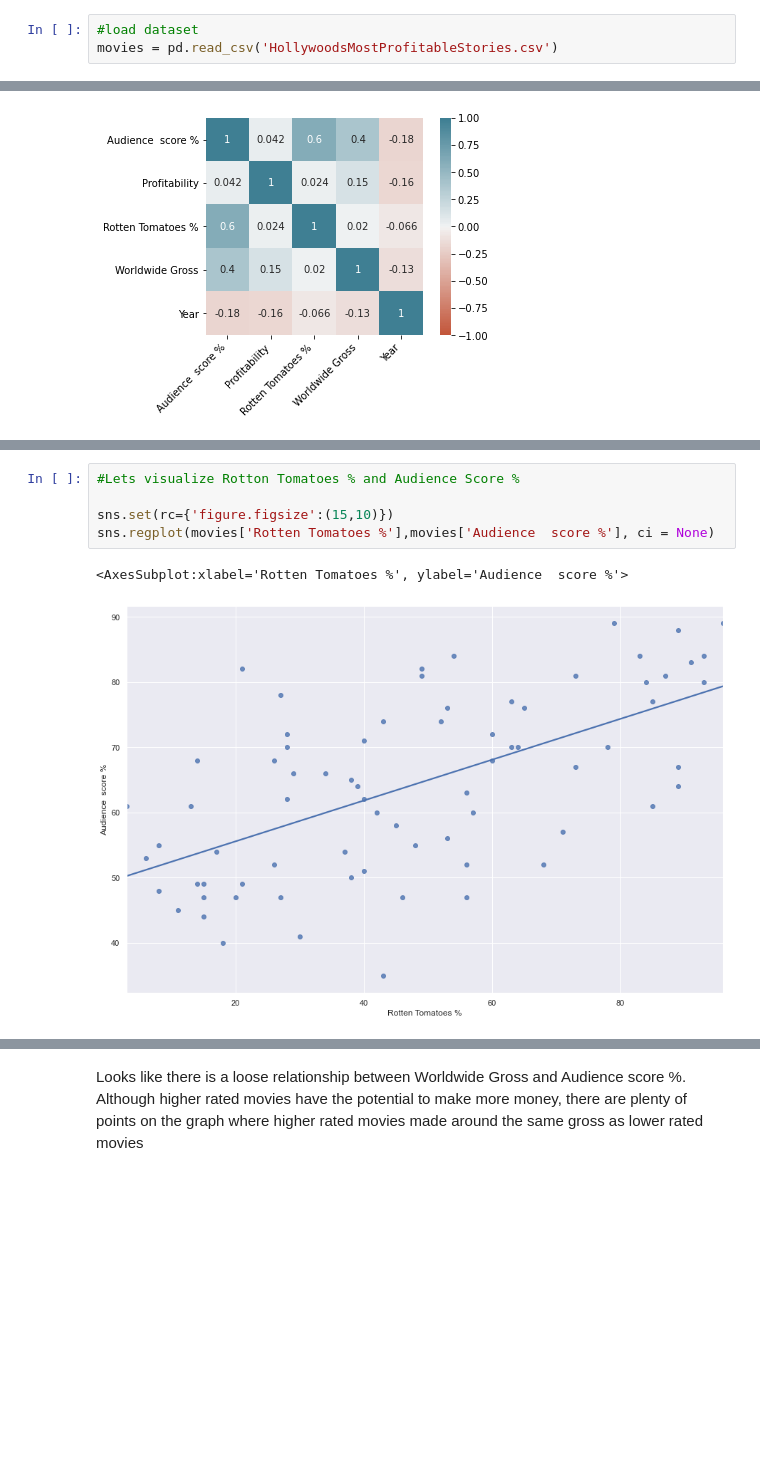
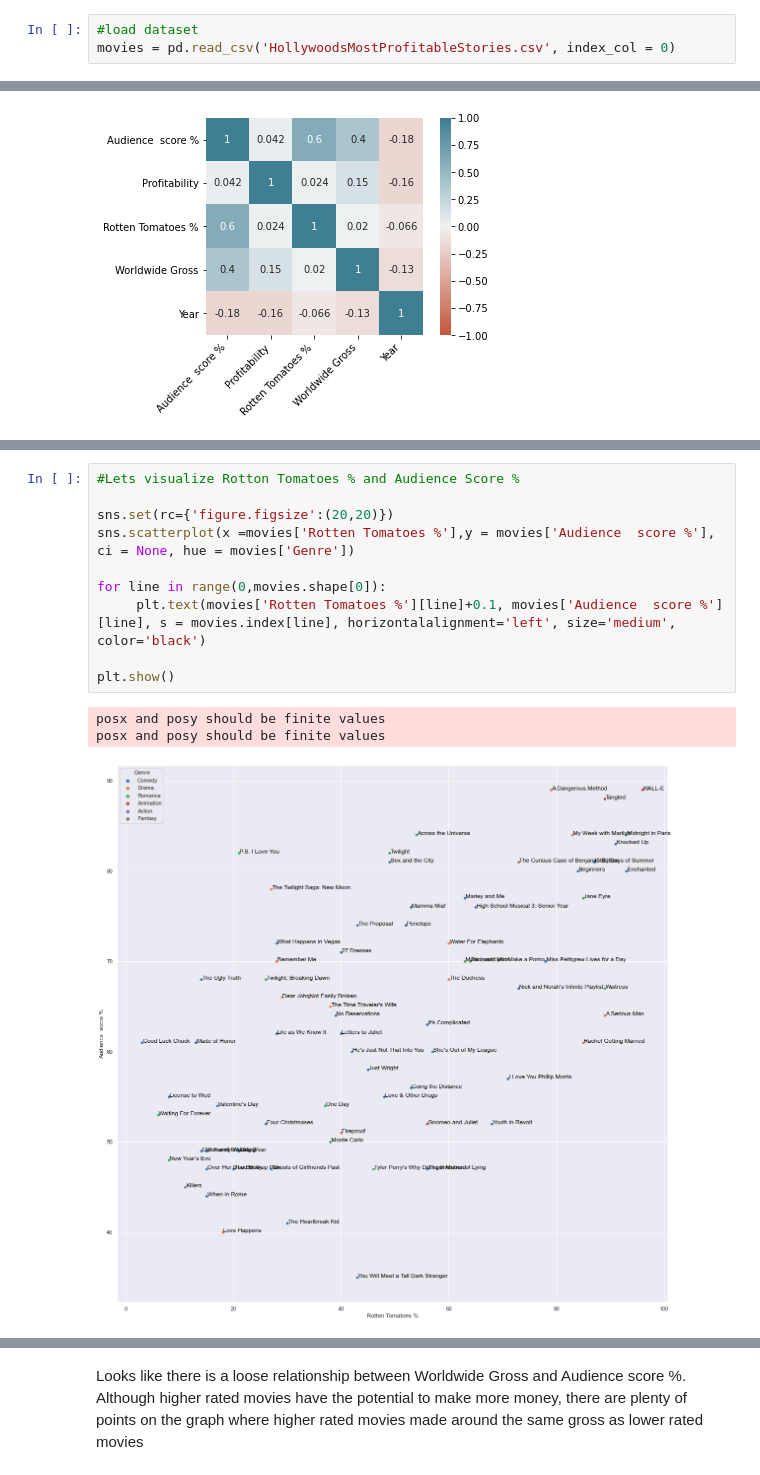
Before and after one commit to kenneykwan/Springboard, a Jupyter notebook: Storytelling Excercise/Holllywood's Most Profitable EDA.ipynb, the cells around one changed output, grey strips where cells are left out. Drawn from its saved outputs; the diff is of its cells as text; blank space fills up the shorter version.

```diff
--- a/Storytelling Excercise/Holllywood's Most Profitable EDA.ipynb
+++ b/Storytelling Excercise/Holllywood's Most Profitable EDA.ipynb
@@ -21,7 +23,7 @@ from plotly.subplots import make_subplots
 import plotly.figure_factory as ff
 # %%
 #load dataset
-movies = pd.read_csv('HollywoodsMostProfitableStories.csv')
+movies = pd.read_csv('HollywoodsMostProfitableStories.csv', index_col = 0)
 # %%
 #lets see how it looks
 movies.head()
@@ -145,8 +215,14 @@ This shows that Animation and Fantasy movies make alot of money, but also cost a
 # %%
 #Lets visualize Rotton Tomatoes % and Audience Score %
 
-sns.set(rc={'figure.figsize':(15,10)})
-sns.regplot(movies['Rotten Tomatoes %'],movies['Audience  score %'], ci = None)
+sns.set(rc={'figure.figsize':(20,20)})
+sns.scatterplot(x =movies['Rotten Tomatoes %'],y = movies['Audience  score %'], ci = None, hue = movies['Genre'])
+
+for line in range(0,movies.shape[0]):
+     plt.text(movies['Rotten Tomatoes %'][line]+0.1, movies['Audience  score %'][line], s = movies.index[line], horizontalalignment='left', size='medium', color='black')
+
+plt.show()
 # %% [output]
-<AxesSubplot:xlabel='Rotten Tomatoes %', ylabel='Audience  score %'>
+posx and posy should be finite values
+posx and posy should be finite values
-[figure, old version]
+[figure, new version]
```
Also changed, not shown: parts of 33 cells of this notebook.
